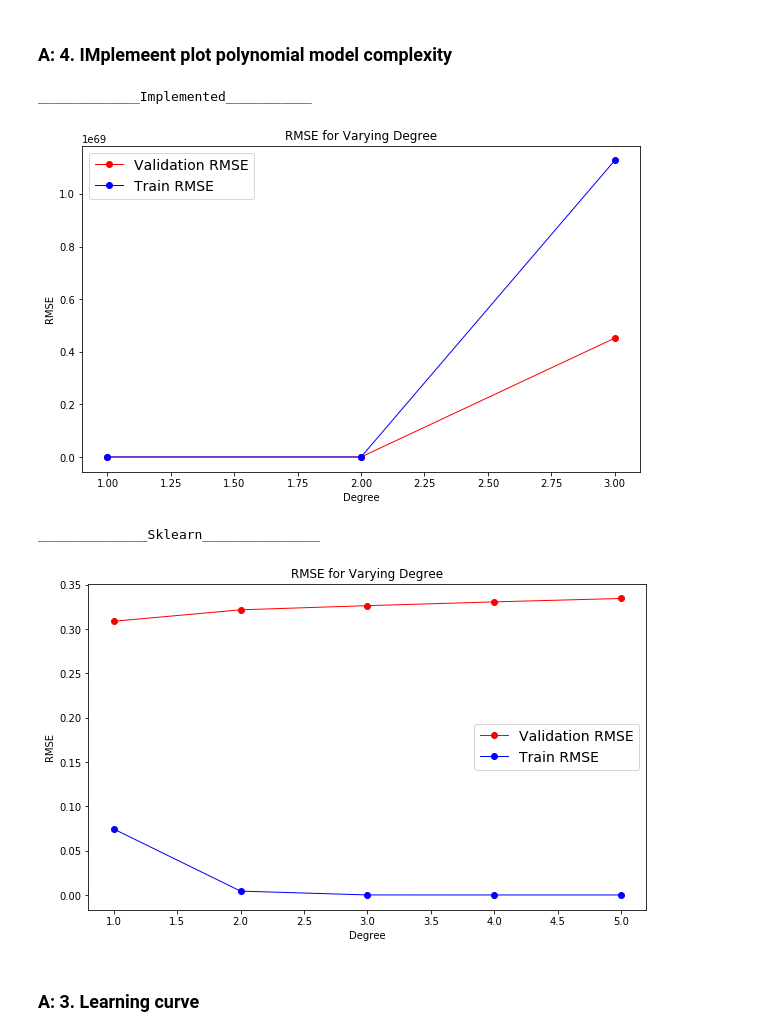
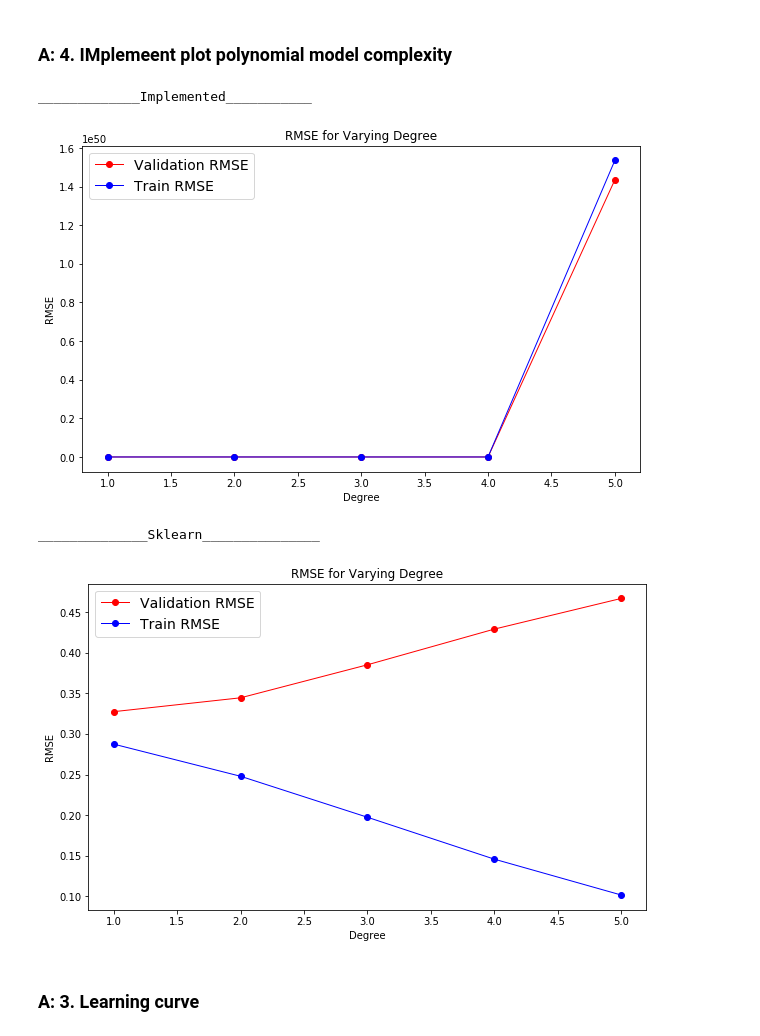
Before and after one commit to onsaint/Machine-Learning-Adventures, a Jupyter notebook: Linear Regression/draft02-clean-up.ipynb, the cells around one changed output. Cells and saved outputs as stored; diff of their text form; code cells hidden in the pictures.

```diff
--- a/Linear Regression/draft02-clean-up.ipynb
+++ b/Linear Regression/draft02-clean-up.ipynb
@@ -121,18 +125,3 @@ class Linear_Regression(object):
         return loss_hist
 # %% [markdown]
 Sanity check
-# %%
-#sanity check
-LR = Linear_Regression()
-np.random.seed(10)
-# x1 = np.linspace(0, 100, 1000) # 1000 values between 0 and 100
-# # x = np.arange(-50, 50) # -50, -49, ... 49, 50
-# delta = np.random.uniform(-10, 10, x1.size)
-# x2 = 0.4*x1 + 3 + delta
-
-X = np.random.uniform(-10, 10, size=(1000,2))
-X[:,1] *= 0.2
-y = np.random.randn(1000) * 3.3
-
-loss_hist = LR.fit(X, y, learning_rate=1e-3, verbose=True)
-plt.plot(loss_hist)
@@ -157,6 +127,0 @@ epoch 280 loss 5.675419125573911
-# %%
-x = np.linspace(0,100,10)
-LR.params['w'][0]
-plt.plot(x,LR.params['w'][0]*x, 'b-', linewidth=2, markersize=12)
-# # plt.plot(LR.params['w'][1]*x)
-plt.scatter(X[:,0], X[:,1], c='g')
@@ -330,16 +357,21 @@ def plot_polynomial_model_complexity(model, X, Y, cv,
         train_score = 0
         val_score = 0
         for idx, val_fold in enumerate(x_train_folds):
-            train_folds = [f for i, f in enumerate(x_train_folds) if(i != idx)][0] #[0]: unpacking the outer list
-            label_folds = [f for i, f in enumerate(y_train_folds) if(i != idx)][0]
+            train_folds = np.array([f for i, f in enumerate(x_train_folds) if(i != idx)])
+            label_folds = np.array([f for i, f in enumerate(y_train_folds) if(i != idx)])
 
-            model.fit(train_folds, label_folds)
+            n_batch, n_point, _ = train_folds.shape
+            train_inp = train_folds.reshape(n_batch*n_point,-1)
+            target_inp = label_folds.reshape(n_batch*n_point, -1)
+            model.fit(train_inp,target_inp)
 
-            train_pred = model.predict(train_folds)
+            train_pred = model.predict(train_inp)
             val_pred = model.predict(val_fold)
 
-            train_score += mse(label_folds, train_pred)
-            val_score += mse(y_train_folds[idx], val_pred)
+            train_score += mse(target_inp.reshape(-1),
+                               train_pred.reshape(-1))
+            val_score += mse(y_train_folds[idx].reshape(-1),
+                             val_pred.reshape(-1))
 
         train_scores.append(train_score/cv)
         val_scores.append(val_score/cv)
@@ -356,29 +388,29 @@ def plot_polynomial_model_complexity(model, X, Y, cv,
     plt.show()
     return train_scores, val_scores
 # %%
-X_train_ = np.random.rand(10,10)
-y_train_ = np.random.rand(10)
+X_train_ = np.random.rand(100,10)
+y_train_ = np.random.rand(100)
 
 print("_____________Implemented___________")
 _, _ = plot_polynomial_model_complexity(Linear_Regression(), X_train_, y_train_, 5, 5,
-                                 learning_rate=0.0001, epochs=1000, tol=None,
+                                 learning_rate=0.001, epochs=16000, tol=None,
                                  regularizer=None, lambd=0.0)
 
 
 LR_sklearn = linear_model.SGDRegressor(loss='squared_loss',
                                        penalty=None,tol=None,
                                        alpha=1e-1, max_iter=1000)
 
 
 print('\n______________Sklearn_______________')
 _, _ = plot_polynomial_model_complexity(LR_sklearn, X_train_, y_train_, 5, 5,
                                  learning_rate=0.0001, epochs=1000, tol=None,
                                  regularizer=None, lambd=0.0)
 # %% [output]
 _____________Implemented___________
-[figure, old version]
+[figure, new version]
 ______________Sklearn_______________
-[figure, old version]
+[figure, new version]
 # %% [markdown]
 ### A: 3. Learning curve
 # %%
```
Also changed, not shown: parts of 16 cells of this notebook.
